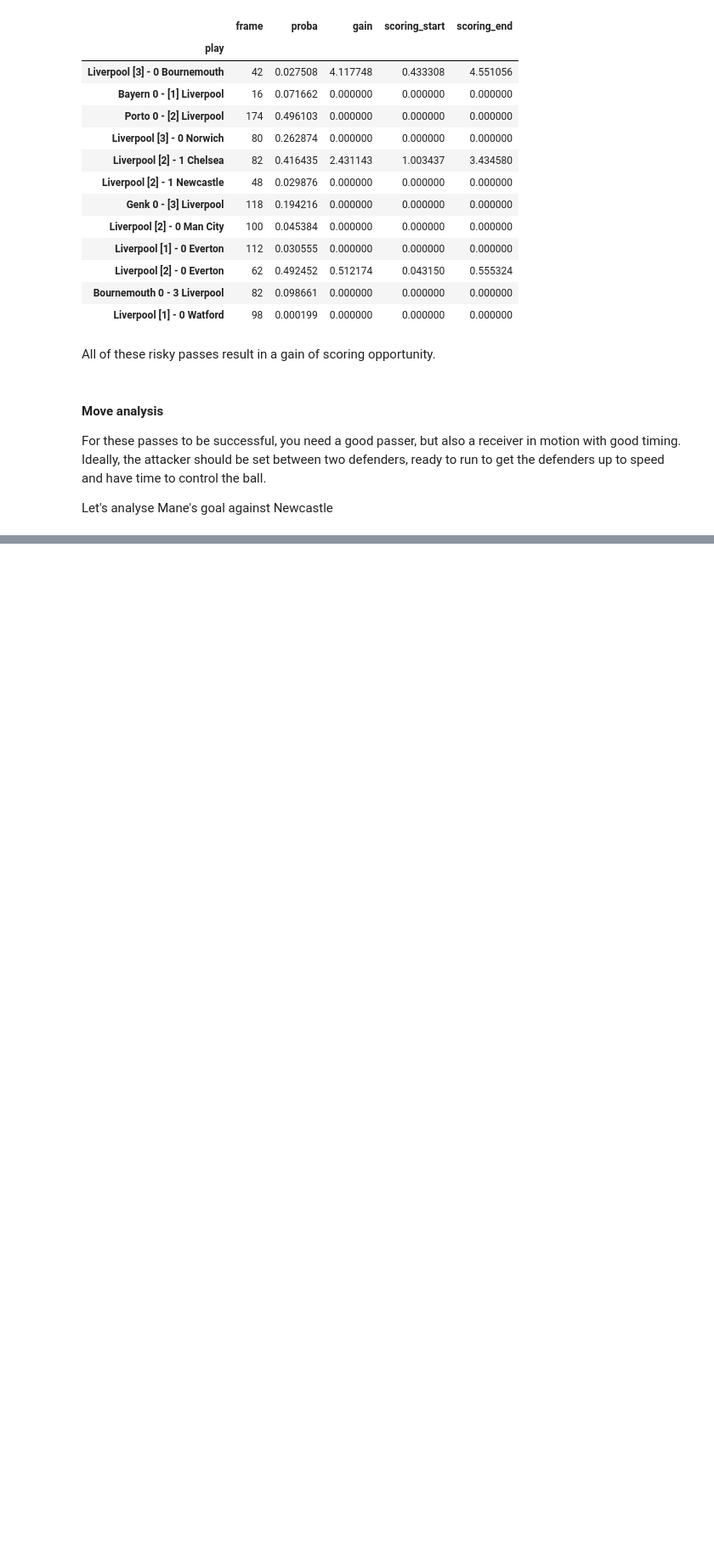
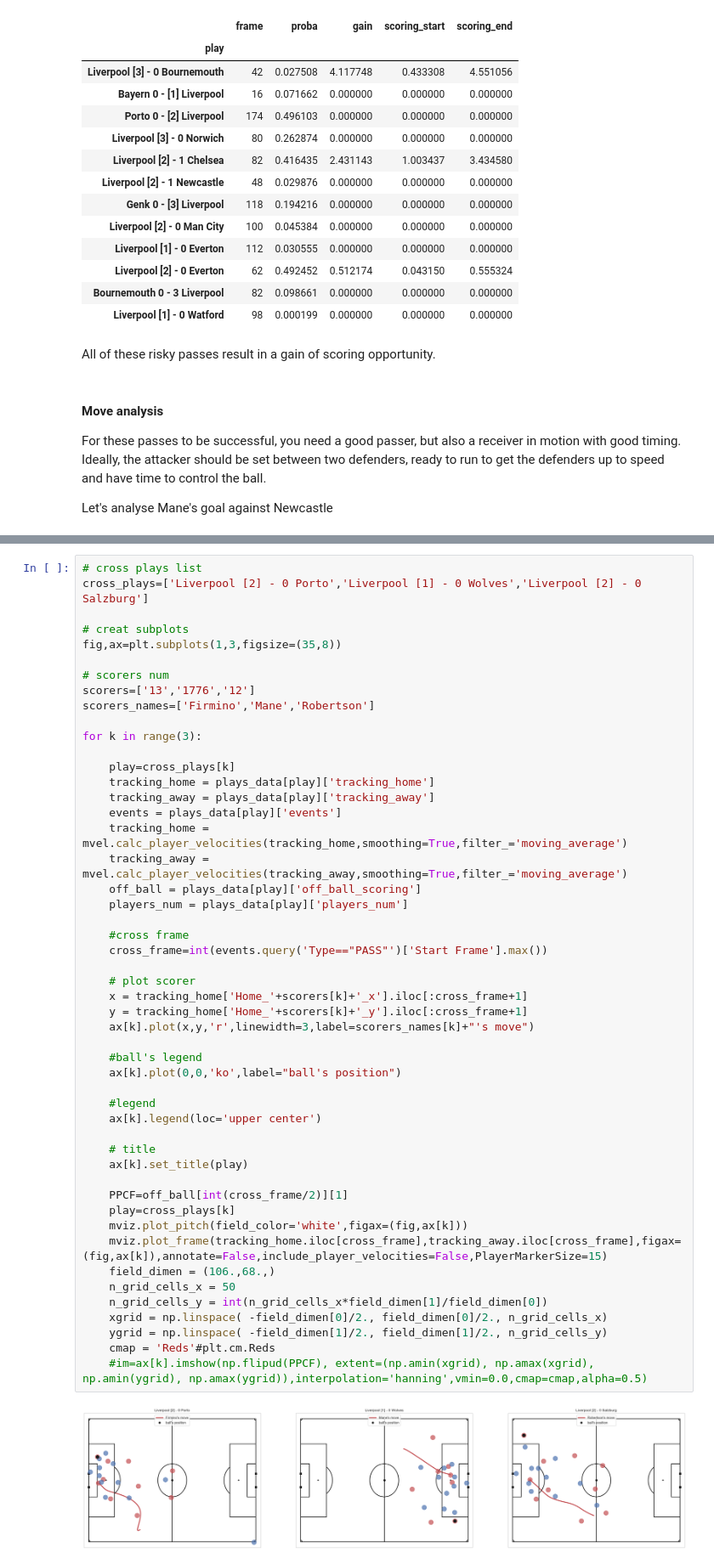
Before and after one commit to Gabsrol/liverpool_analytics_challenge, a Jupyter notebook: liverpool_goals_analysis.ipynb, the cells around one changed output, grey strips where cells are left out. Shown at 85% size. Drawn from its saved outputs; the diff is of its cells as text; blank space fills up the shorter version.

```diff
--- a/liverpool_goals_analysis.ipynb
+++ b/liverpool_goals_analysis.ipynb
@@ -315,3 +341,55 @@ Text(0, 0.5, "Mane's pitch control")
+# %%
+# cross plays list
+cross_plays=['Liverpool [2] - 0 Porto','Liverpool [1] - 0 Wolves','Liverpool [2] - 0 Salzburg']
+
+# creat subplots
+fig,ax=plt.subplots(1,3,figsize=(35,8))
+
+# scorers num
+scorers=['13','1776','12']
+scorers_names=['Firmino','Mane','Robertson']
+
+for k in range(3):
+
+    play=cross_plays[k]
+    tracking_home = plays_data[play]['tracking_home']
+    tracking_away = plays_data[play]['tracking_away']
+    events = plays_data[play]['events']
+    tracking_home = mvel.calc_player_velocities(tracking_home,smoothing=True,filter_='moving_average')
+    tracking_away = mvel.calc_player_velocities(tracking_away,smoothing=True,filter_='moving_average')
+    off_ball = plays_data[play]['off_ball_scoring']
+    players_num = plays_data[play]['players_num']
+
+    #cross frame
+    cross_frame=int(events.query('Type=="PASS"')['Start Frame'].max())
+
+    # plot scorer
+    x = tracking_home['Home_'+scorers[k]+'_x'].iloc[:cross_frame+1]
+    y = tracking_home['Home_'+scorers[k]+'_y'].iloc[:cross_frame+1]
+    ax[k].plot(x,y,'r',linewidth=3,label=scorers_names[k]+"'s move")
+
+    #ball's legend
+    ax[k].plot(0,0,'ko',label="ball's position")
+
+    #legend
+    ax[k].legend(loc='upper center')
+
+    # title
+    ax[k].set_title(play)
+
+    PPCF=off_ball[int(cross_frame/2)][1]
+    play=cross_plays[k]
+    mviz.plot_pitch(field_color='white',figax=(fig,ax[k]))
+    mviz.plot_frame(tracking_home.iloc[cross_frame],tracking_away.iloc[cross_frame],figax=(fig,ax[k]),annotate=False,include_player_velocities=False,PlayerMarkerSize=15)
+    field_dimen = (106.,68.,)
+    n_grid_cells_x = 50
+    n_grid_cells_y = int(n_grid_cells_x*field_dimen[1]/field_dimen[0])
+    xgrid = np.linspace( -field_dimen[0]/2., field_dimen[0]/2., n_grid_cells_x)
+    ygrid = np.linspace( -field_dimen[1]/2., field_dimen[1]/2., n_grid_cells_y)
+    cmap = 'Reds'#plt.cm.Reds
+    #im=ax[k].imshow(np.flipud(PPCF), extent=(np.amin(xgrid), np.amax(xgrid), np.amin(ygrid), np.amax(ygrid)),interpolation='hanning',vmin=0.0,cmap=cmap,alpha=0.5)
+# %% [output]
+[figure, added]
 # %%
 import importlib
 importlib.reload(mviz)
```
Also changed, not shown: parts of 14 cells of this notebook.
